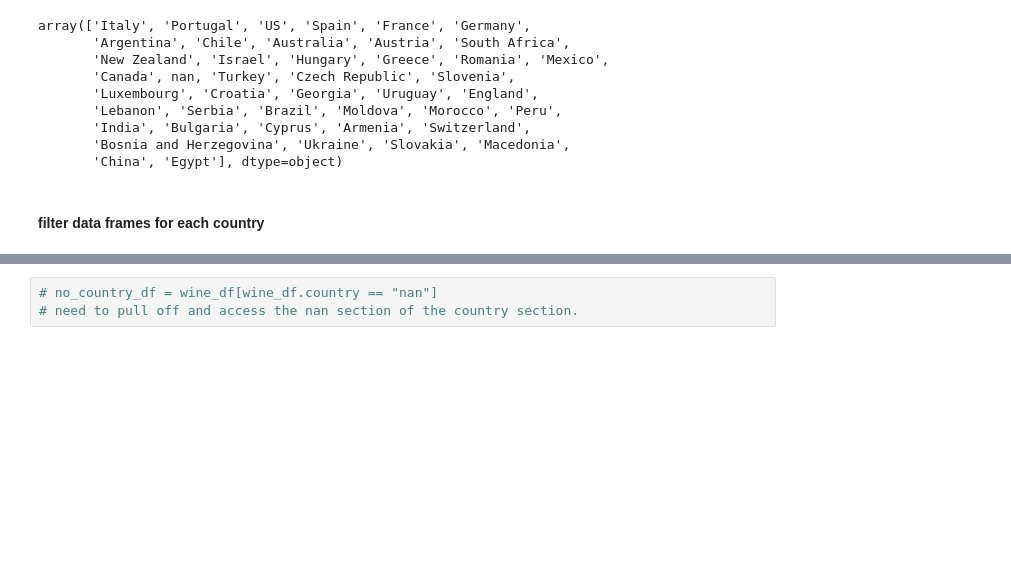
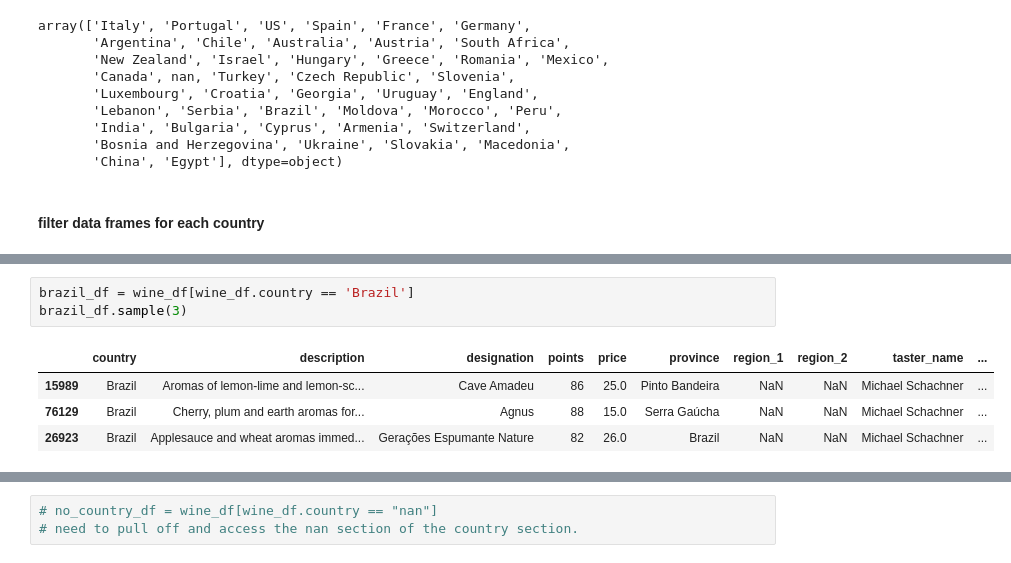
Before and after one commit to MerrybyPractice/data-playground, a Jupyter notebook: process_wines.ipynb, the cells around one changed output, grey strips where cells are left out. Saved outputs shown, nothing was run; the diff lists cells and outputs as text; blank space fills up the shorter version.

```diff
--- a/process_wines.ipynb
+++ b/process_wines.ipynb
@@ -172,0 +127,8 @@ us_df = wine_df[wine_df.country == 'US']
+# %%
+brazil_df = wine_df[wine_df.country == 'Brazil']
+brazil_df.sample(3)
+# %% [output]
+|  | country | description | designation | points | price | province | region_1 | region_2 | taster_name | ... |
+| 15989 | Brazil | Aromas of lemon-lime and lemon-sc... | Cave Amadeu | 86 | 25.0 | Pinto Bandeira | NaN | NaN | Michael Schachner | ... |
+| 76129 | Brazil | Cherry, plum and earth aromas for... | Agnus | 88 | 15.0 | Serra Gaúcha | NaN | NaN | Michael Schachner | ... |
+| 26923 | Brazil | Applesauce and wheat aromas immed... | Gerações Espumante Nature | 82 | 26.0 | Brazil | NaN | NaN | Michael Schachner | ... |
```
Also changed, not shown: parts of 86 cells of this notebook, 4 other files.
